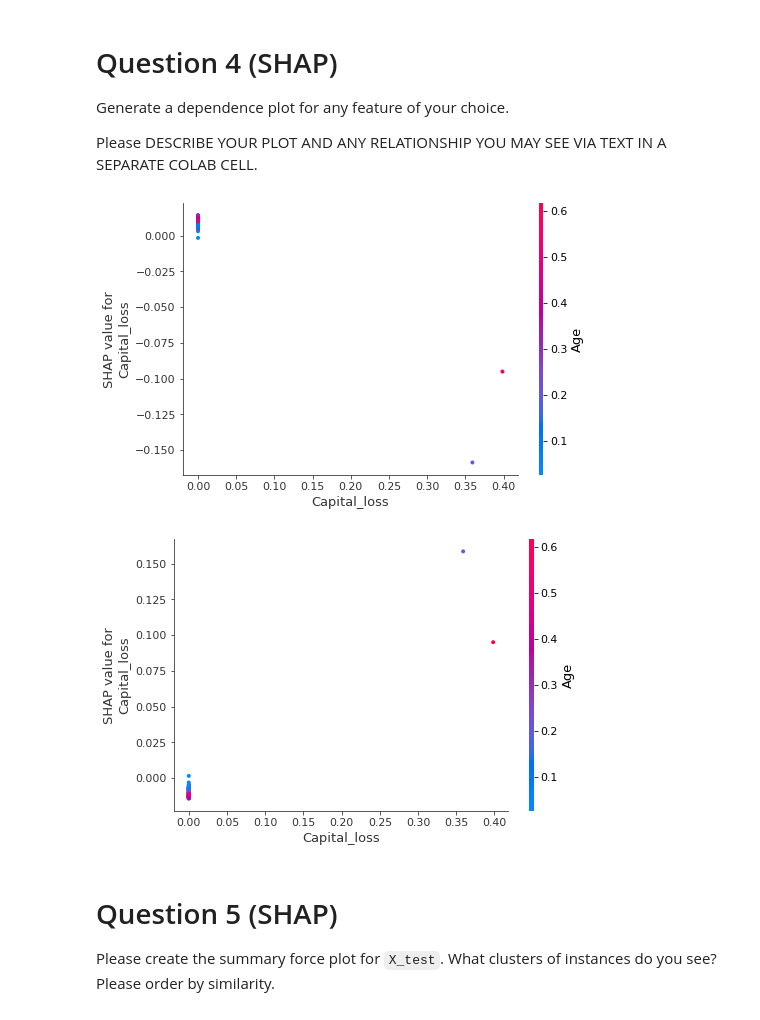
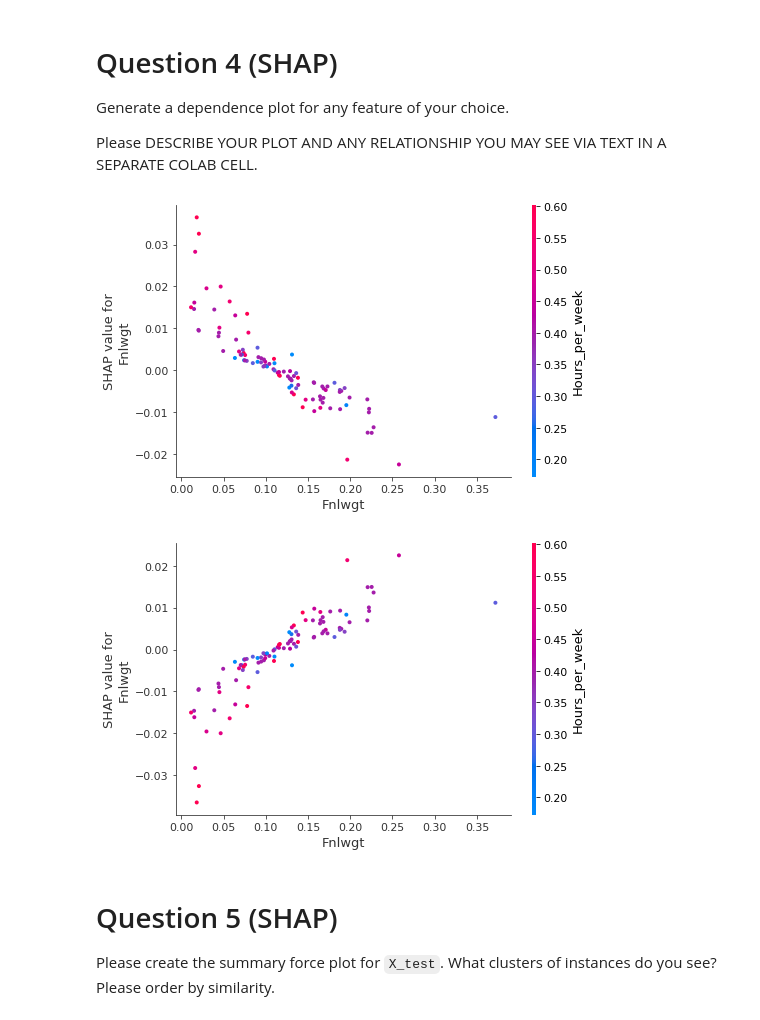
Before and after one commit to VishalShah1999/Visulization_ML, a Jupyter notebook: vs2530_Homework_6.ipynb, the cells around one changed output. Drawn from its saved outputs; the diff is of its cells as text; code cells hidden in the pictures.

```diff
--- a/vs2530_Homework_6.ipynb
+++ b/vs2530_Homework_6.ipynb
@@ -141,13 +139,13 @@ Generate a dependence plot for any feature of your choice.
 
 Please DESCRIBE YOUR PLOT AND ANY RELATIONSHIP YOU MAY SEE VIA TEXT IN A SEPARATE COLAB CELL.
 # %%
-shap.dependence_plot("Capital_loss", shap_values[0], X_test[:100])
+shap.dependence_plot(1, shap_values[0], X_test[:100])
 print()
 print()
-shap.dependence_plot("Capital_loss", shap_values[1], X_test[:100])
+shap.dependence_plot(1, shap_values[1], X_test[:100])
 # %% [output]
-[figure, old version]
+[figure, new version]
-[figure, old version]
+[figure, new version]
 # %% [markdown]
 # Question 5 (SHAP)
 
```
Also changed, not shown: parts of 5 cells of this notebook.
